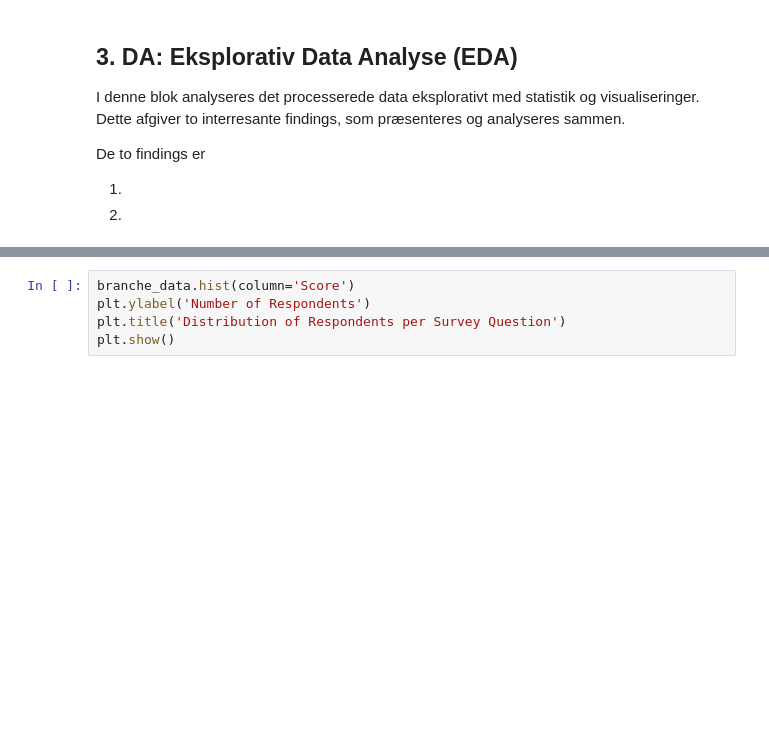
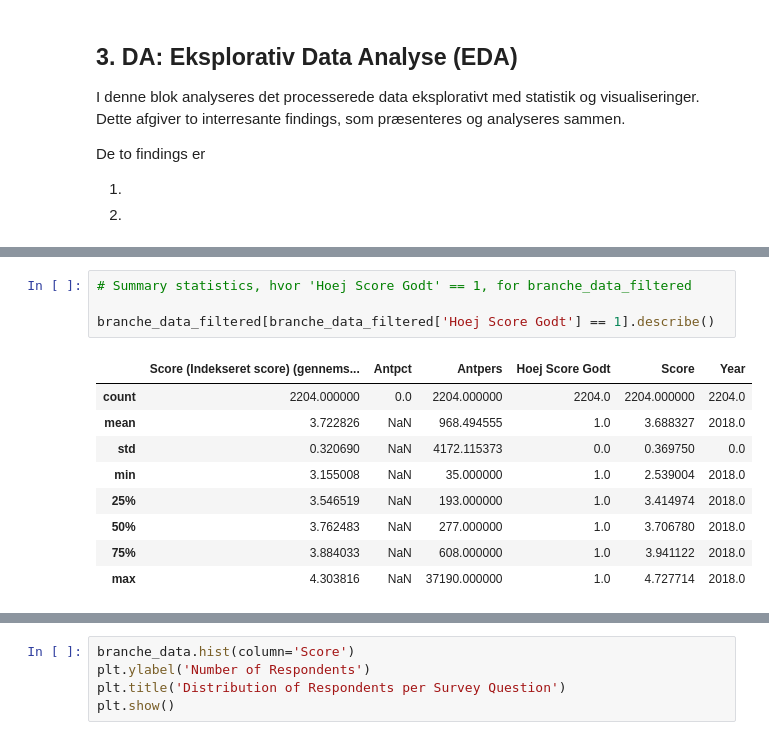
Before and after one commit to albertbanke/Case, a Jupyter notebook: analyse/analyse.ipynb, the cells around one changed output, grey strips where cells are left out. Drawn from its saved outputs; the diff is of its cells as text; blank space fills up the shorter version.

Commit message:
Skrevet analyse af stat for branche_data

```diff
--- a/analyse/analyse.ipynb
+++ b/analyse/analyse.ipynb
@@ -461,0 +434,14 @@ array(['Hvor ofte oplever du at du har nok tid til dine arbejdsopgaver 1 Altid 2
+# %%
+# Summary statistics, hvor 'Hoej Score Godt' == 1, for branche_data_filtered
+
+branche_data_filtered[branche_data_filtered['Hoej Score Godt'] == 1].describe()
+# %% [output]
+|  | Score (Indekseret score) (gennems... | Antpct | Antpers | Hoej Score Godt | Score | Year |
+| count | 2204.000000 | 0.0 | 2204.000000 | 2204.0 | 2204.000000 | 2204.0 |
+| mean | 3.722826 | NaN | 968.494555 | 1.0 | 3.688327 | 2018.0 |
+| std | 0.320690 | NaN | 4172.115373 | 0.0 | 0.369750 | 0.0 |
+| min | 3.155008 | NaN | 35.000000 | 1.0 | 2.539004 | 2018.0 |
+| 25% | 3.546519 | NaN | 193.000000 | 1.0 | 3.414974 | 2018.0 |
+| 50% | 3.762483 | NaN | 277.000000 | 1.0 | 3.706780 | 2018.0 |
+| 75% | 3.884033 | NaN | 608.000000 | 1.0 | 3.941122 | 2018.0 |
+| max | 4.303816 | NaN | 37190.000000 | 1.0 | 4.727714 | 2018.0 |
```
Also changed, not shown: parts of 11 cells of this notebook.
